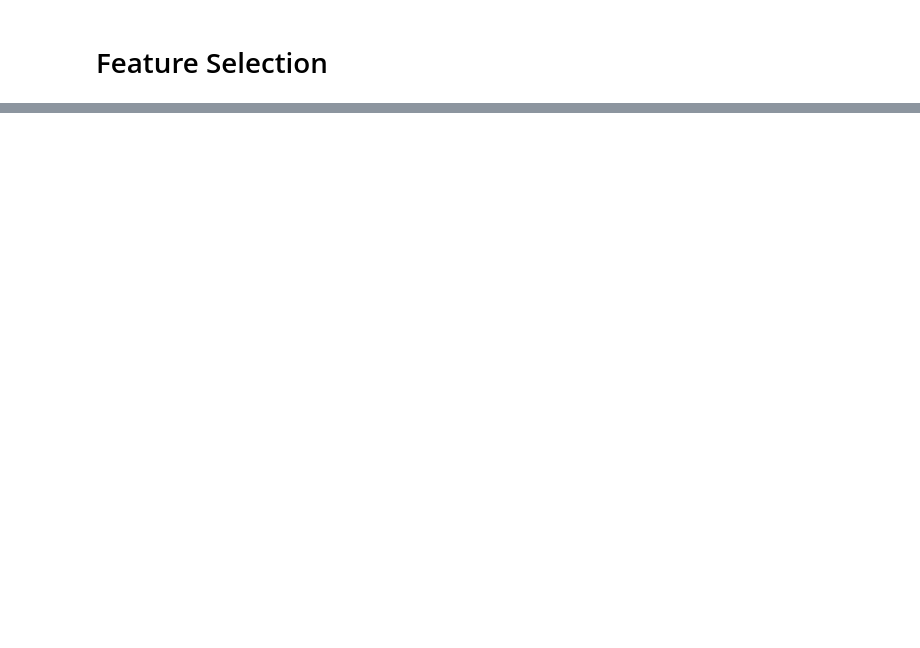
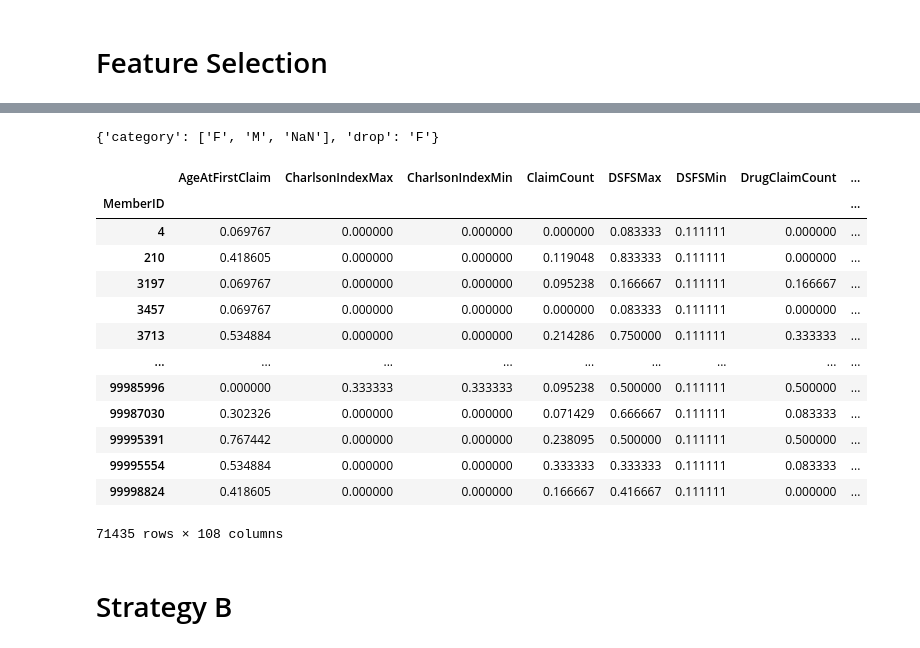
Before and after one commit to chidokun/heritage-health-prize, a Jupyter notebook: 03-feature-selection.ipynb, the cells around one changed output, grey strips where cells are left out. Cells and saved outputs as stored; diff of their text form; code cells hidden in the pictures; blank space fills up the shorter version.

```diff
--- a/03-feature-selection.ipynb
+++ b/03-feature-selection.ipynb
@@ -103,0 +313,33 @@ len(set(df_join.index))
+# %%
+one_hot_encode(df_a_test, "Sex", sex_param)
+# %% [output]
+{'category': ['F', 'M', 'NaN'], 'drop': 'F'}
+# %%
+df_a_test["PayDelayStd"].fillna(-1.0, inplace=True)
+df_a_test["LabCountStd"].fillna(-1.0, inplace=True)
+df_a_test["DrugCountStd"].fillna(-1.0, inplace=True)
+df_a_test.fillna(0.0, inplace=True)
+# %%
+df_a_test.drop(columns=remove_col, inplace=True)
+# %%
+X_test = df_a_test[df_a_test.columns.difference(["DaysInHospital"])]
+y_test = df_a_test[["DaysInHospital"]]
+# %%
+X_test = pd.DataFrame(scaler.transform(X_test), columns=X_test.columns, index=X_test.index)
+# %%
+X_test
+# %% [output]
+|  | AgeAtFirstClaim | CharlsonIndexMax | CharlsonIndexMin | ClaimCount | DSFSMax | DSFSMin | DrugClaimCount | ... |
+| MemberID |  |  |  |  |  |  |  | ... |
+| 4 | 0.069767 | 0.000000 | 0.000000 | 0.000000 | 0.083333 | 0.111111 | 0.000000 | ... |
+| 210 | 0.418605 | 0.000000 | 0.000000 | 0.119048 | 0.833333 | 0.111111 | 0.000000 | ... |
+| 3197 | 0.069767 | 0.000000 | 0.000000 | 0.095238 | 0.166667 | 0.111111 | 0.166667 | ... |
+| 3457 | 0.069767 | 0.000000 | 0.000000 | 0.000000 | 0.083333 | 0.111111 | 0.000000 | ... |
+| 3713 | 0.534884 | 0.000000 | 0.000000 | 0.214286 | 0.750000 | 0.111111 | 0.333333 | ... |
+| ... | ... | ... | ... | ... | ... | ... | ... | ... |
+| 99985996 | 0.000000 | 0.333333 | 0.333333 | 0.095238 | 0.500000 | 0.111111 | 0.500000 | ... |
+| 99987030 | 0.302326 | 0.000000 | 0.000000 | 0.071429 | 0.666667 | 0.111111 | 0.083333 | ... |
+| 99995391 | 0.767442 | 0.000000 | 0.000000 | 0.238095 | 0.500000 | 0.111111 | 0.500000 | ... |
+| 99995554 | 0.534884 | 0.000000 | 0.000000 | 0.333333 | 0.333333 | 0.111111 | 0.083333 | ... |
+| 99998824 | 0.418605 | 0.000000 | 0.000000 | 0.166667 | 0.416667 | 0.111111 | 0.000000 | ... |
+71435 rows × 108 columns
@@ -103,0 +350,2 @@ len(set(df_join.index))
+# %% [markdown]
+# Strategy B
```
Also changed, not shown: parts of 71 cells of this notebook, 23 other files.
